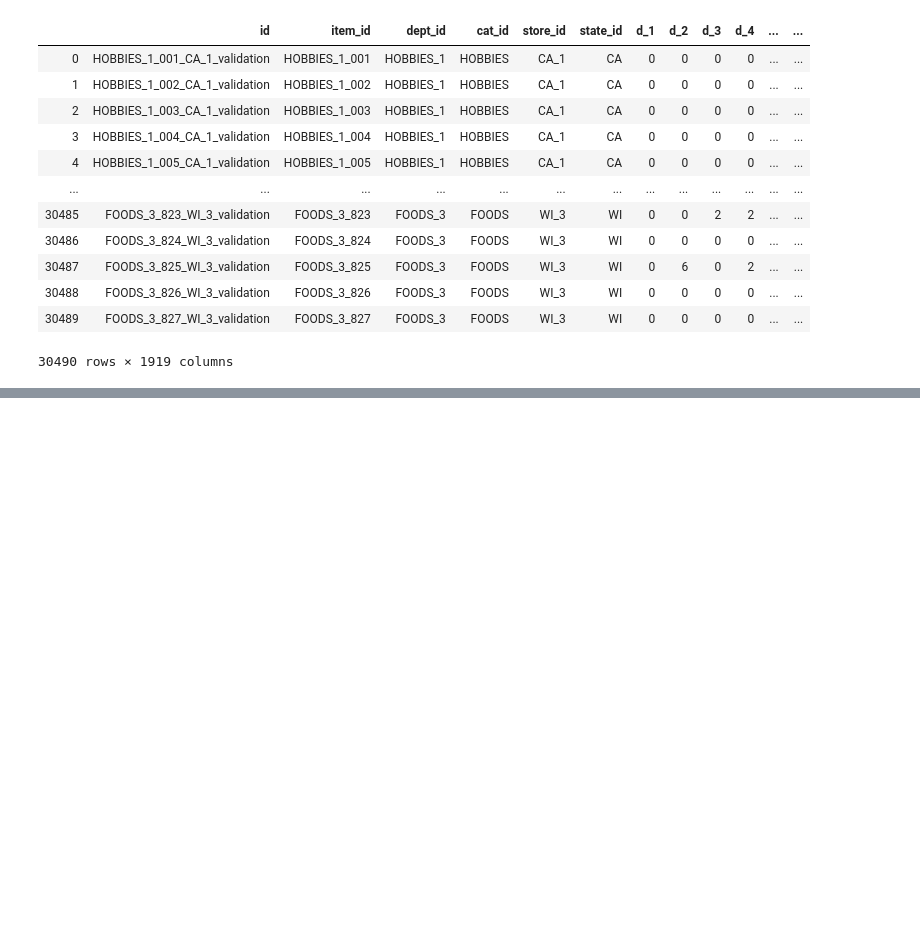
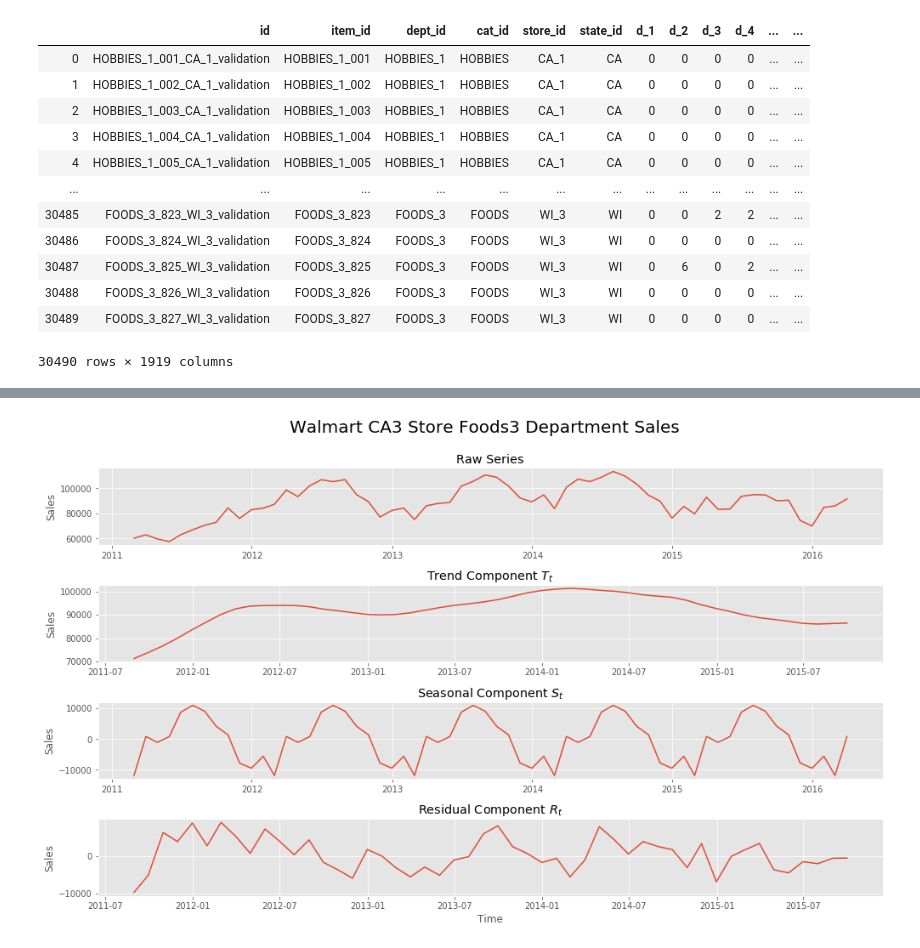
Before and after one commit to alecjonas/Forecasting_Walmart_Sales, a Jupyter notebook: notebooks/forecasting2.ipynb, the cells around one changed output, grey strips where cells are left out. Cells and saved outputs as stored; diff of their text form; code cells hidden in the pictures; blank space fills up the shorter version.

```diff
--- a/notebooks/forecasting2.ipynb
+++ b/notebooks/forecasting2.ipynb
@@ -974,0 +1010,7 @@ sales_train
+# %%
+b = graphs(make_series('CA_3', 'FOODS_3'), 'M', 'Walmart CA3 Store Foods3 Department Sales')
+# %%
+b.TSR()
+plt.savefig('../images/ca3_foods3_tsr')
+# %% [output]
+[figure, added]
```
Also changed, not shown: parts of 6 cells of this notebook, 19 other files.
